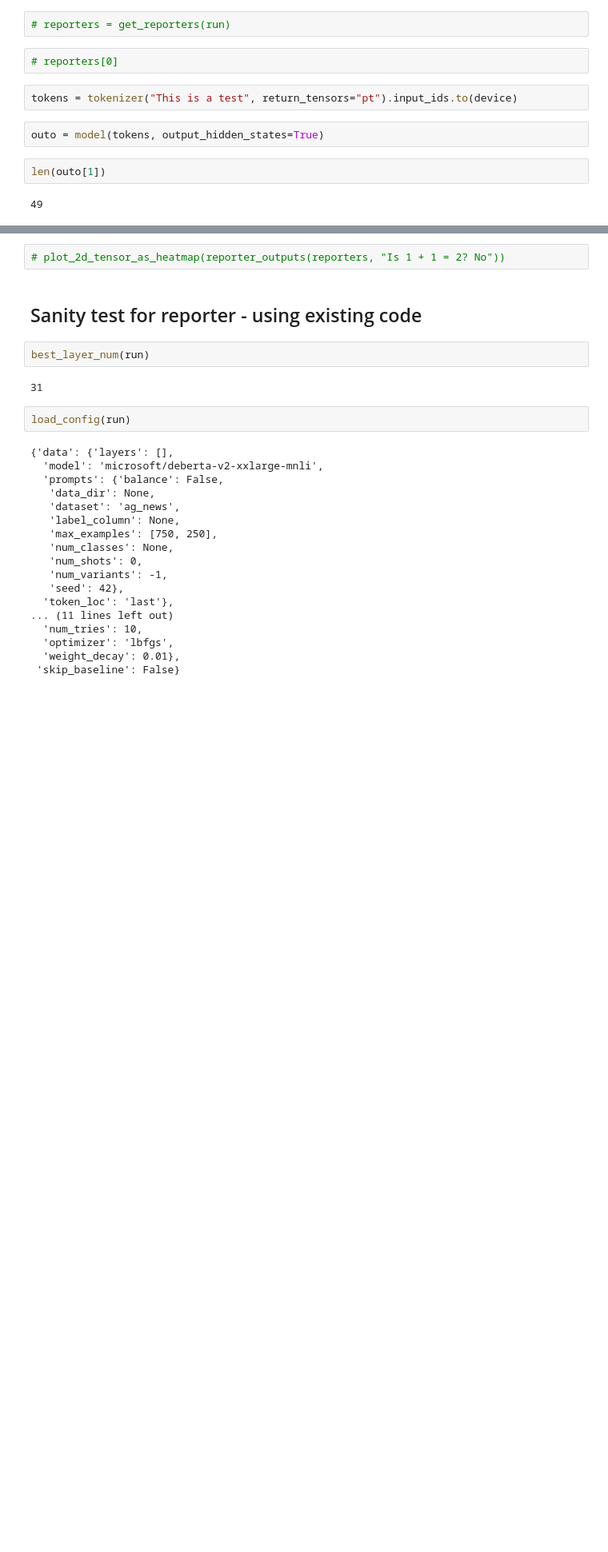
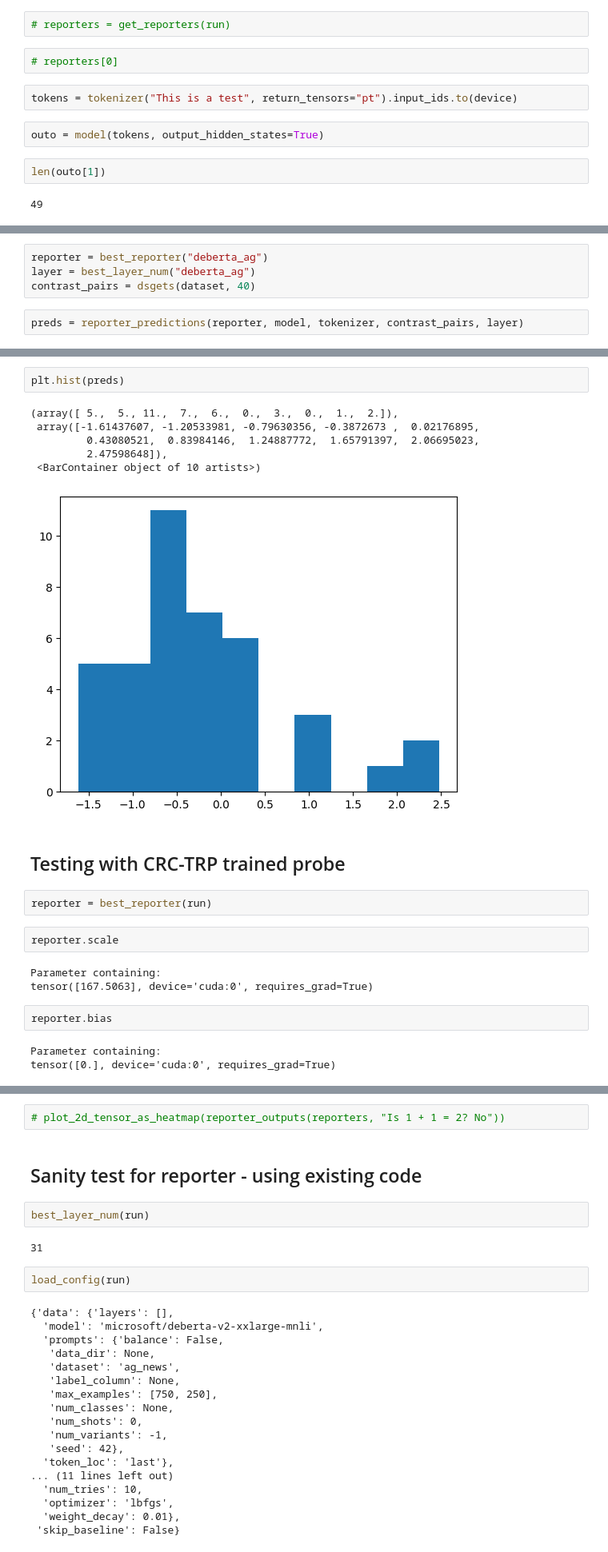
Before and after one commit to LRudL/elk-experiments, a Jupyter notebook: results.ipynb, the cells around one changed output, grey strips where cells are left out. Shown at 80% size. Saved outputs shown, nothing was run; the diff lists cells and outputs as text; blank space fills up the shorter version.

```diff
--- a/results.ipynb
+++ b/results.ipynb
@@ -137,0 +205,6 @@ tensor([  49.5355,  315.6525,   37.0467,   32.9943,   94.9747, -146.2065,
+# %%
+reporter = best_reporter("deberta_ag")
+layer = best_layer_num("deberta_ag")
+contrast_pairs = dsgets(dataset, 40)
+# %%
+preds = reporter_predictions(reporter, model, tokenizer, contrast_pairs, layer)
@@ -137,0 +215,23 @@ tensor([  49.5355,  315.6525,   37.0467,   32.9943,   94.9747, -146.2065,
+# %%
+plt.hist(preds)
+# %% [output]
+(array([ 5.,  5., 11.,  7.,  6.,  0.,  3.,  0.,  1.,  2.]),
+ array([-1.61437607, -1.20533981, -0.79630356, -0.3872673 ,  0.02176895,
+         0.43080521,  0.83984146,  1.24887772,  1.65791397,  2.06695023,
+         2.47598648]),
+ <BarContainer object of 10 artists>)
+[figure, added]
+# %% [markdown]
+## Testing with CRC-TRP trained probe
+# %%
+reporter = best_reporter(run)
+# %%
+reporter.scale
+# %% [output]
+Parameter containing:
+tensor([167.5063], device='cuda:0', requires_grad=True)
+# %%
+reporter.bias
+# %% [output]
+Parameter containing:
+tensor([0.], device='cuda:0', requires_grad=True)
```
Also changed, not shown: parts of 42 cells of this notebook, 1 other file.
